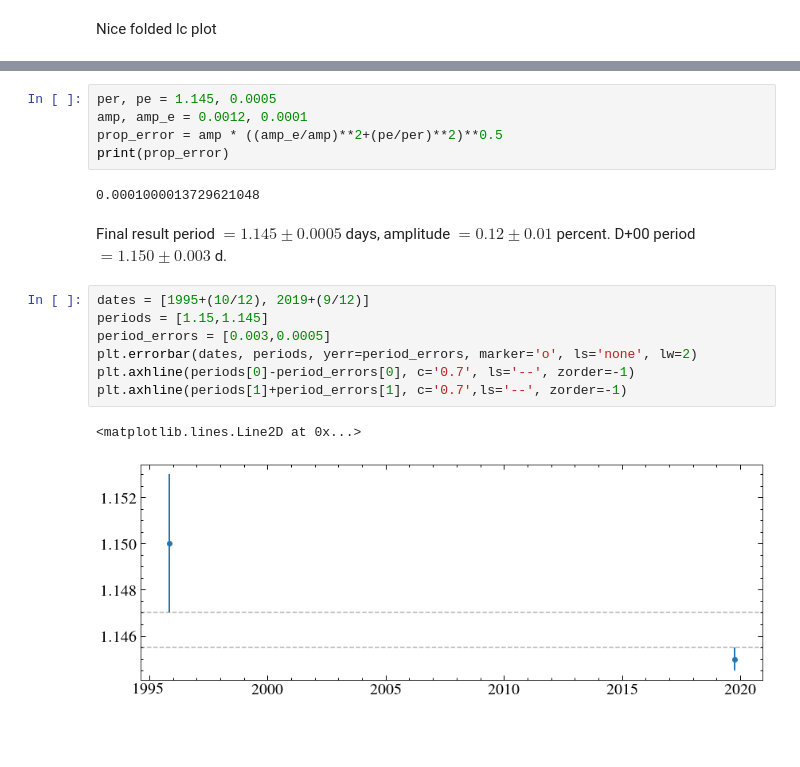
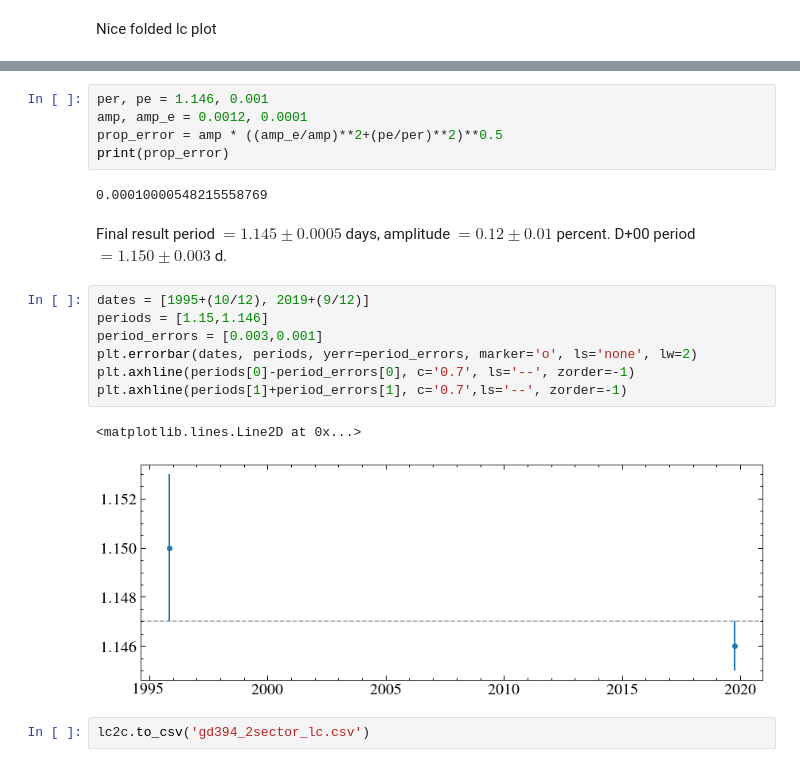
Before and after one commit to davidjwilson/GD394-Tess, a Jupyter notebook: tess_period.ipynb, the cells around one changed output, grey strips where cells are left out. Saved outputs shown, nothing was run; the diff lists cells and outputs as text; blank space fills up the shorter version.

```diff
--- a/tess_period.ipynb
+++ b/tess_period.ipynb
@@ -357,19 +375,21 @@ plt.savefig('plots/folded_lightcurve.png')
 # %%
-per, pe = 1.145, 0.0005
+per, pe = 1.146, 0.001
 amp, amp_e = 0.0012, 0.0001
 prop_error = amp * ((amp_e/amp)**2+(pe/per)**2)**0.5
 print(prop_error)
 # %% [output]
-0.0001000013729621048
+0.00010000548215558769
 # %% [markdown]
 Final result period $= 1.145\pm0.0005$ days, amplitude $= 0.12\pm0.01$ percent. D+00 period $=1.150\pm0.003$ d.
 # %%
 dates = [1995+(10/12), 2019+(9/12)]
-periods = [1.15,1.145]
-period_errors = [0.003,0.0005]
+periods = [1.15,1.146]
+period_errors = [0.003,0.001]
 plt.errorbar(dates, periods, yerr=period_errors, marker='o', ls='none', lw=2)
 plt.axhline(periods[0]-period_errors[0], c='0.7', ls='--', zorder=-1)
 plt.axhline(periods[1]+period_errors[1], c='0.7',ls='--', zorder=-1)
 # %% [output]
 <matplotlib.lines.Line2D at 0x...>
-[figure, old version]
+[figure, new version]
+# %%
+lc2c.to_csv('gd394_2sector_lc.csv')
```
Also changed, not shown: parts of 3 cells of this notebook, 5 other files.
